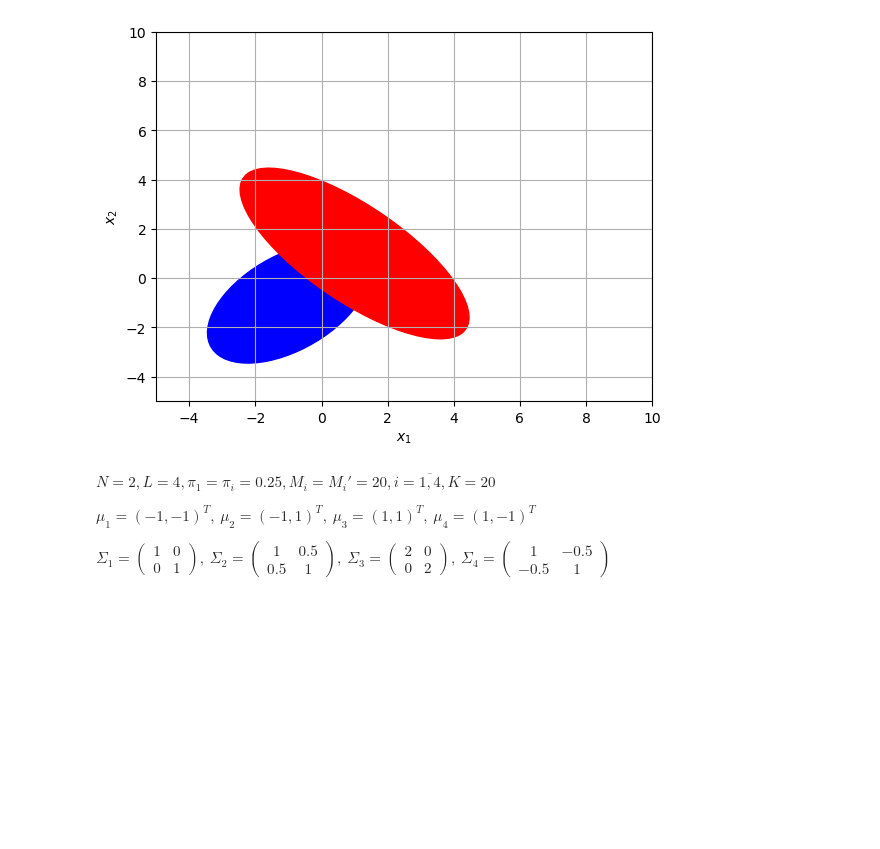
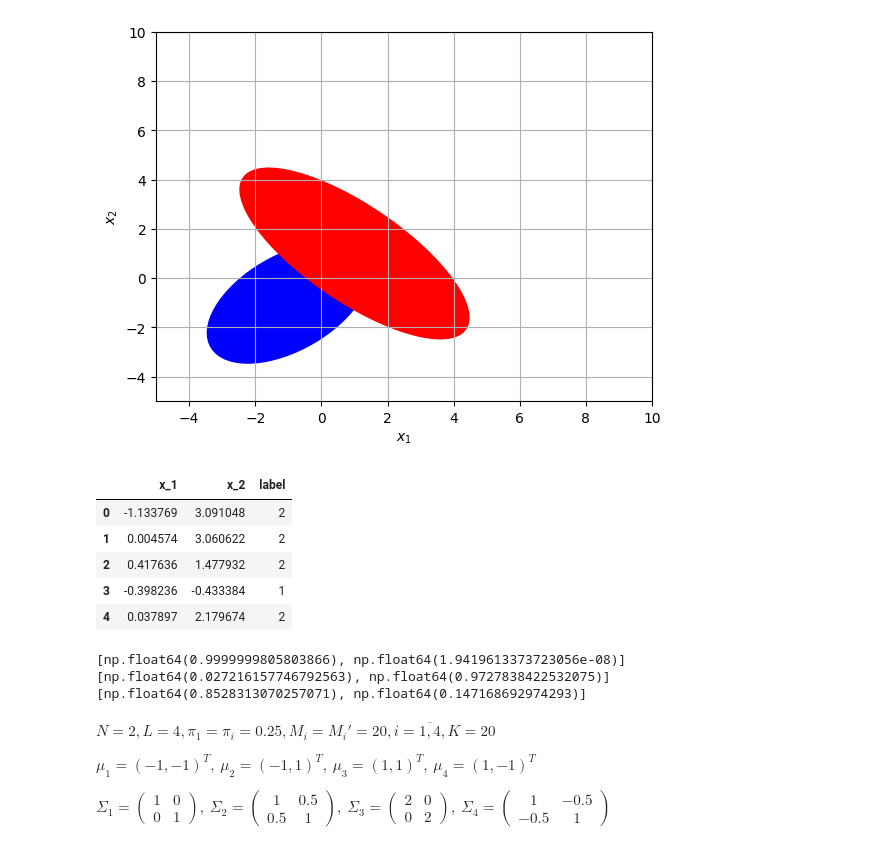
Before and after one commit to Klimentij-Kvl/famcs-archive, a Jupyter notebook: 3-year/Applied Theory of Statistical Solutions/lab3.ipynb, the cells around one changed output. Drawn from its saved outputs; the diff is of its cells as text; code cells hidden in the pictures; blank space fills up the shorter version.

```diff
--- a/3-year/Applied Theory of Statistical Solutions/lab3.ipynb
+++ b/3-year/Applied Theory of Statistical Solutions/lab3.ipynb
@@ -207,6 +242,26 @@ plt.grid()
 plt.show()
 # %% [output]
 [figure]
+# %%
+n_samples = 20
+df_train = generate_sample(2, mus, sigmas_c, n_samples)
+df_train.head()
+# %% [output]
+|  | x_1 | x_2 | label |
+| 0 | -1.133769 | 3.091048 | 2 |
+| 1 | 0.004574 | 3.060622 | 2 |
+| 2 | 0.417636 | 1.477932 | 2 |
+| 3 | -0.398236 | -0.433384 | 1 |
+| 4 | 0.037897 | 2.179674 | 2 |
+# %%
+bc.fit(df_train.iloc[:, :-1].to_numpy(), df_train['label'].to_numpy())
+print(bc.probabilities(x1))
+print(bc.probabilities(x2))
+print(bc.probabilities(x3))
+# %% [output]
+[np.float64(0.9999999805803866), np.float64(1.9419613373723056e-08)]
+[np.float64(0.027216157746792563), np.float64(0.9727838422532075)]
+[np.float64(0.8528313070257071), np.float64(0.147168692974293)]
 # %% [markdown]
 $N=2, L=4, \pi_1 = \pi_i = 0.25, M_i=M_i'=20, i=\overline{1,4}, K=20$
 
```
Also changed, not shown: parts of 14 cells of this notebook.
